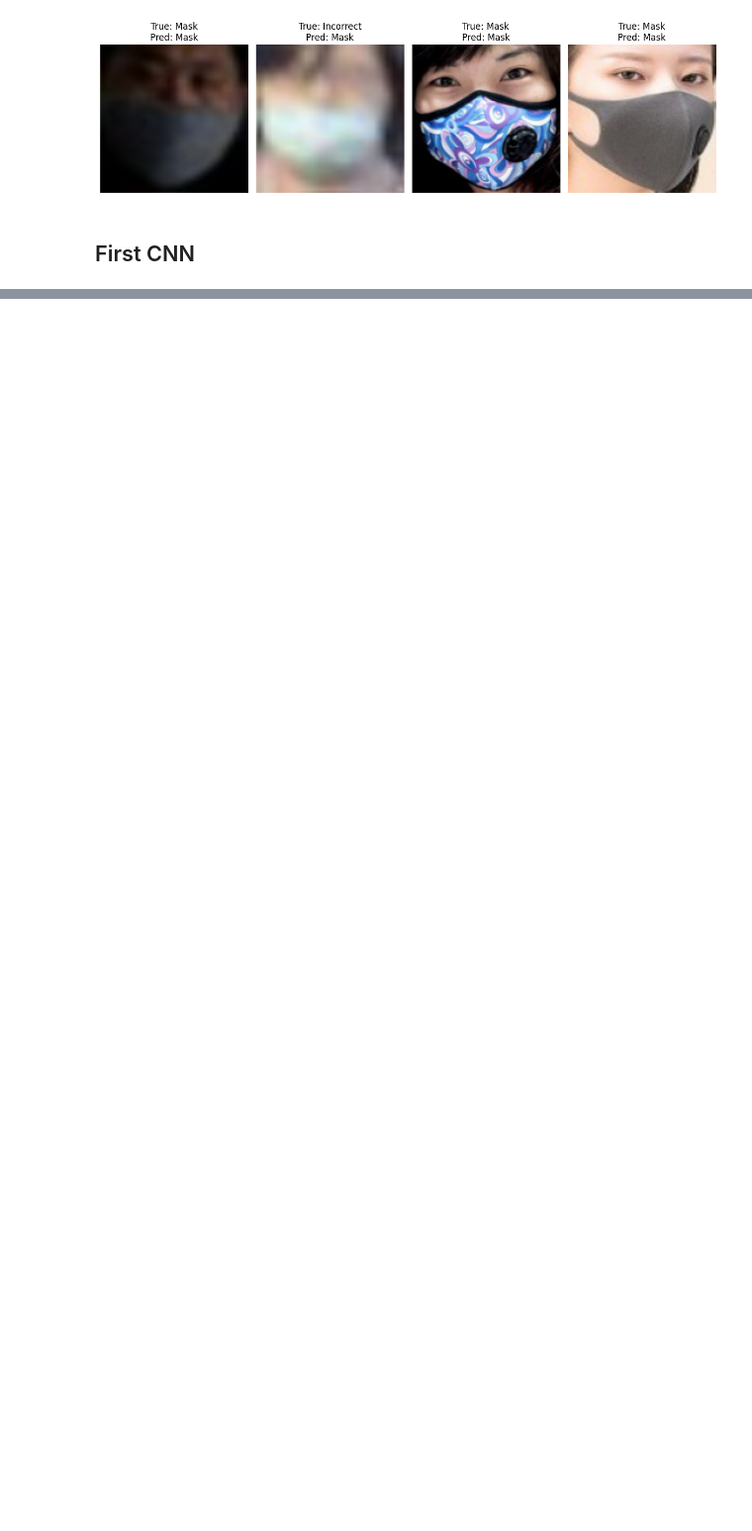
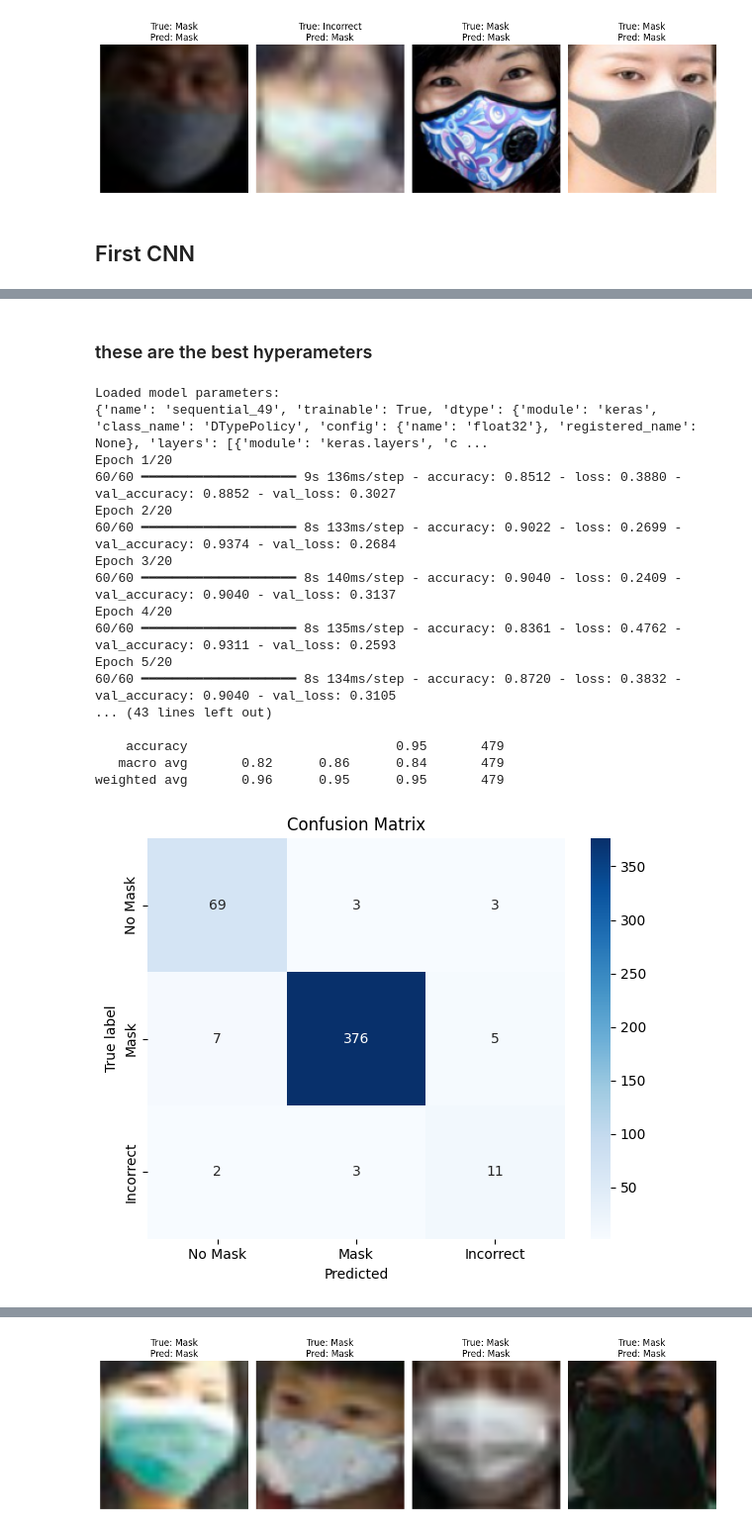
Before and after one commit to David-fi/maskDetection, a Jupyter notebook: mask_detection.ipynb, the cells around one changed output, grey strips where cells are left out. Shown at 99% size. Cells and saved outputs as stored; diff of their text form; code cells hidden in the pictures; blank space fills up the shorter version.

```diff
--- a/mask_detection.ipynb
+++ b/mask_detection.ipynb
@@ -517,0 +681,29 @@ weighted avg       0.96      0.96      0.95       479
+# %% [markdown]
+### these are the best hyperameters
+# %%
+
+trainer = CNNTrainer()
+
+model = trainer.train_best_model(X_train, y_train, X_val, y_val)
+
+trainer.evaluate_model(model, X_val, y_val)
+trainer.visualize_predictions(model, X_val, y_val, n_samples=4)
+# %% [output]
+Loaded model parameters:
+{'name': 'sequential_49', 'trainable': True, 'dtype': {'module': 'keras', 'class_name': 'DTypePolicy', 'config': {'name': 'float32'}, 'registered_name': None}, 'layers': [{'module': 'keras.layers', 'c ...
+Epoch 1/20
+60/60 ━━━━━━━━━━━━━━━━━━━━ 9s 136ms/step - accuracy: 0.8512 - loss: 0.3880 - val_accuracy: 0.8852 - val_loss: 0.3027
+Epoch 2/20
+60/60 ━━━━━━━━━━━━━━━━━━━━ 8s 133ms/step - accuracy: 0.9022 - loss: 0.2699 - val_accuracy: 0.9374 - val_loss: 0.2684
+Epoch 3/20
+60/60 ━━━━━━━━━━━━━━━━━━━━ 8s 140ms/step - accuracy: 0.9040 - loss: 0.2409 - val_accuracy: 0.9040 - val_loss: 0.3137
+Epoch 4/20
+60/60 ━━━━━━━━━━━━━━━━━━━━ 8s 135ms/step - accuracy: 0.8361 - loss: 0.4762 - val_accuracy: 0.9311 - val_loss: 0.2593
+Epoch 5/20
+60/60 ━━━━━━━━━━━━━━━━━━━━ 8s 134ms/step - accuracy: 0.8720 - loss: 0.3832 - val_accuracy: 0.9040 - val_loss: 0.3105
+... (43 lines left out)
+
+    accuracy                           0.95       479
+   macro avg       0.82      0.86      0.84       479
+weighted avg       0.96      0.95      0.95       479
+[figure, added]
@@ -517,0 +711 @@ weighted avg       0.96      0.96      0.95       479
+[figure, added]
```
Also changed, not shown: parts of 8 cells of this notebook, 6 other files.
